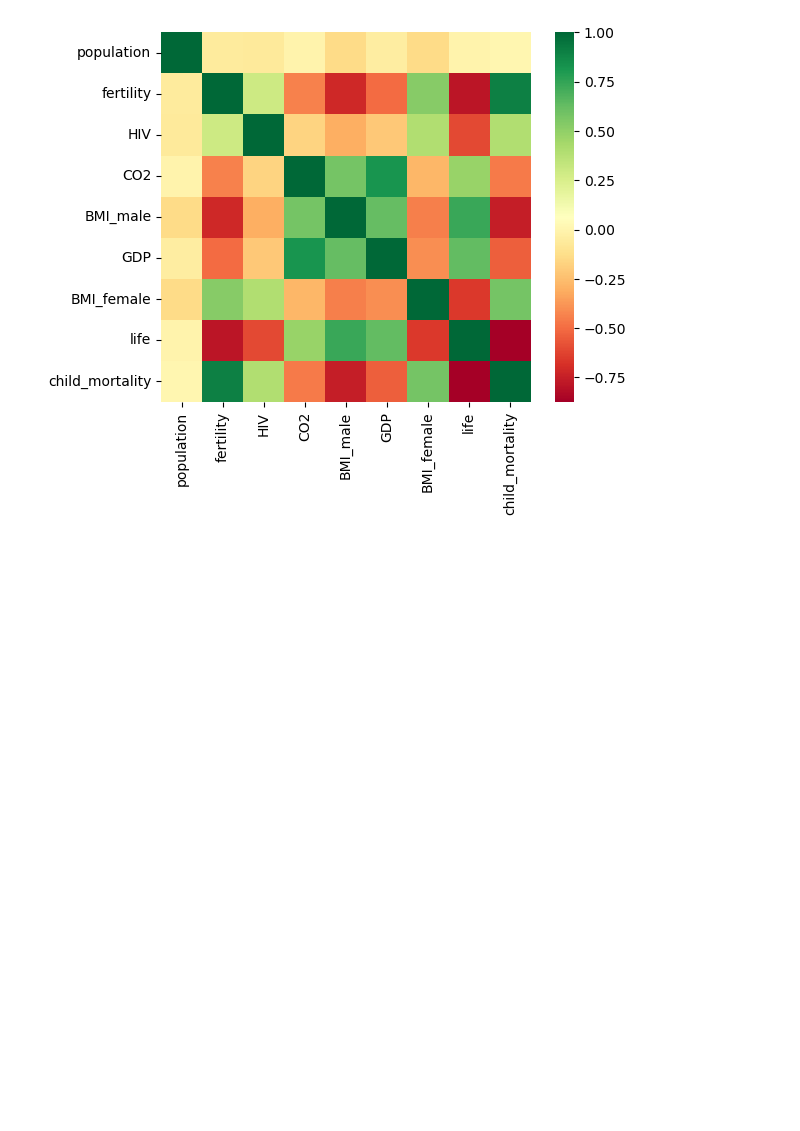
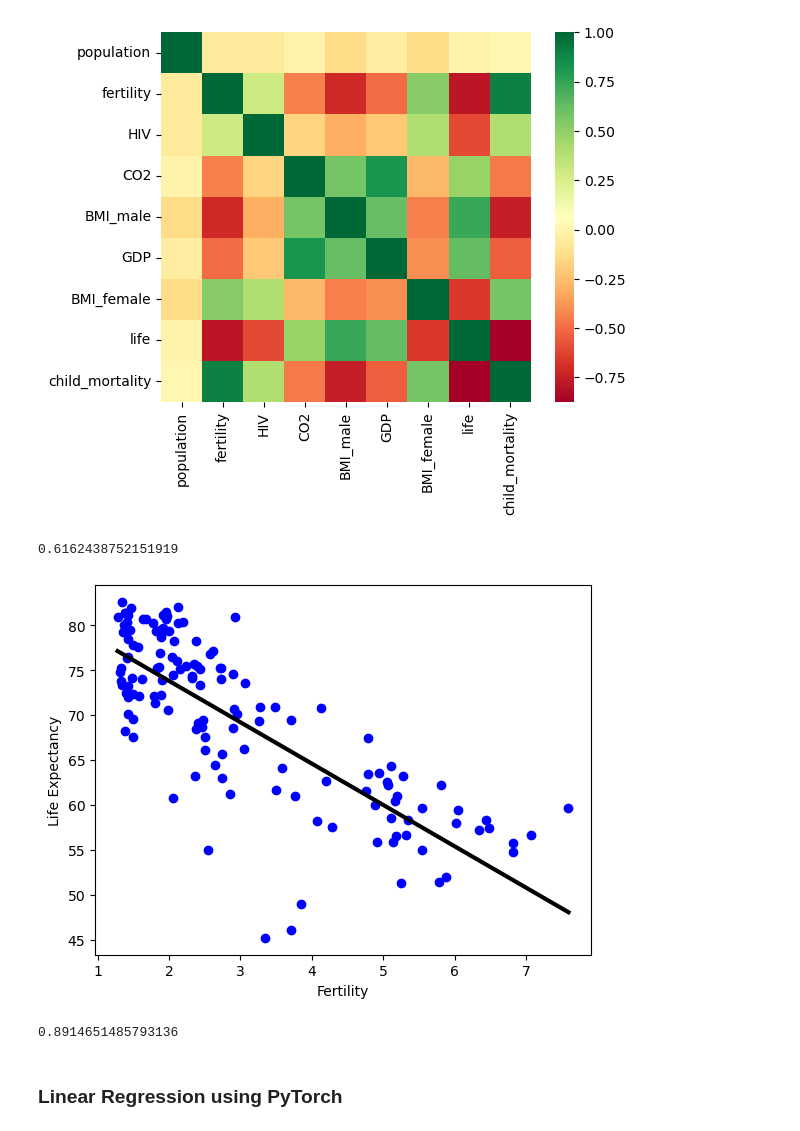
Before and after one commit to tangquochung/Data_Mining_Lab, a Jupyter notebook: Lab4/QuocHung_Lab4_InClass.ipynb, the cells around one changed output. Cells and saved outputs as stored; diff of their text form; code cells hidden in the pictures; blank space fills up the shorter version.

```diff
--- a/Lab4/QuocHung_Lab4_InClass.ipynb
+++ b/Lab4/QuocHung_Lab4_InClass.ipynb
@@ -209,3 +209,59 @@ ax = sns.heatmap(df.corr(), square=True, cmap='RdYlGn')
 plt.show()
 # %% [output]
 [figure]
+# %%
+from sklearn.linear_model import LinearRegression, LogisticRegression
+from sklearn.linear_model import LinearRegression
+from sklearn.metrics import mean_squared_error
+from sklearn.model_selection import train_test_split
+
+K_fertility = df['fertility'].values.reshape(-1,1)
+y_life = df['life'].values.reshape(-1,1)
+prediction_space = np.linspace(min(K_fertility), max(K_fertility)).reshape(-1,1)
+
+#Create training and test sets
+x_train, x_test, y_train, y_test = train_test_split(K_fertility, y_life, test_size=0.3, random_state=42)
+
+#Create the regression model: reg_all
+reg = LinearRegression()
+
+#Fit the regression to the training data
+reg.fit(x_train, y_train)
+y_predict = reg.predict(prediction_space)
+
+#Print accuracy
+print(reg.score(K_fertility, y_life))
+
+#Plot regression Line
+plt.scatter(K_fertility, y_life, color='blue')
+plt.plot(prediction_space, y_predict, color='black', linewidth=3)
+plt.ylabel("Life Expectancy")
+plt.xlabel('Fertility')
+plt.show()
+# %% [output]
+0.6162438752151919
+[figure, added]
+# %%
+features = pd.read_csv('gapminder.csv')
+df = pd.read_csv('gapminder.csv')
+
+del features['life']
+
+del features['Region']
+
+y_life = df['life'].values.reshape(-1,1)
+
+# Create training and test sets
+x_train, x_test, y_train, y_test = train_test_split(features, y_life, test_size=0.3, random_state=42)
+
+# Create the regression model: reg_all
+reg_all = LinearRegression()
+# Fit the regression to the training data
+reg_all.fit(x_train, y_train)
+
+# Print accuracy
+print(reg_all.score(features, y_life))
+# %% [output]
+0.8914651485793136
+# %% [markdown]
+### Linear Regression using PyTorch
```
Also changed, not shown: parts of 29 cells of this notebook.
